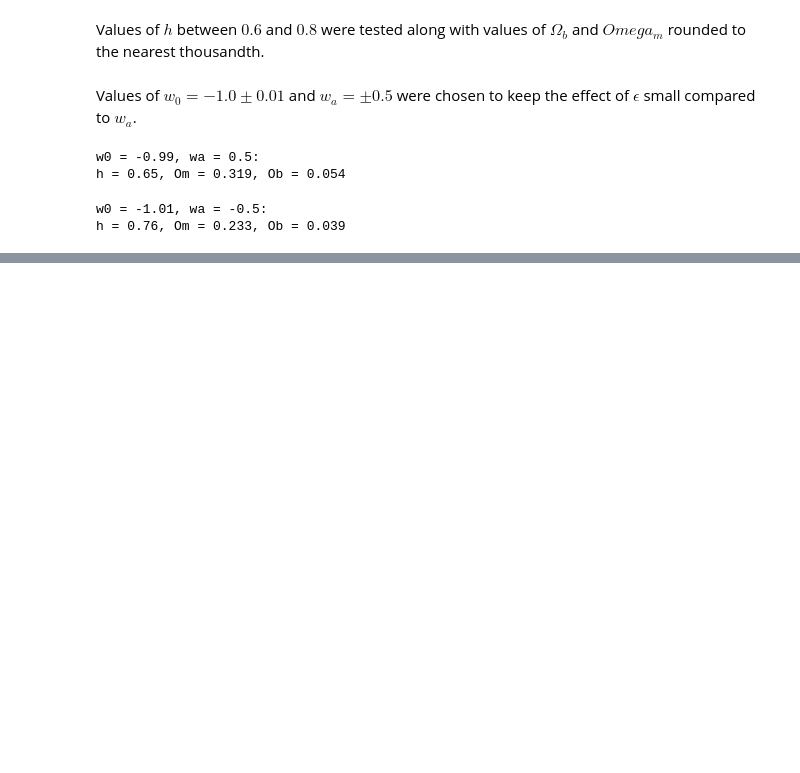
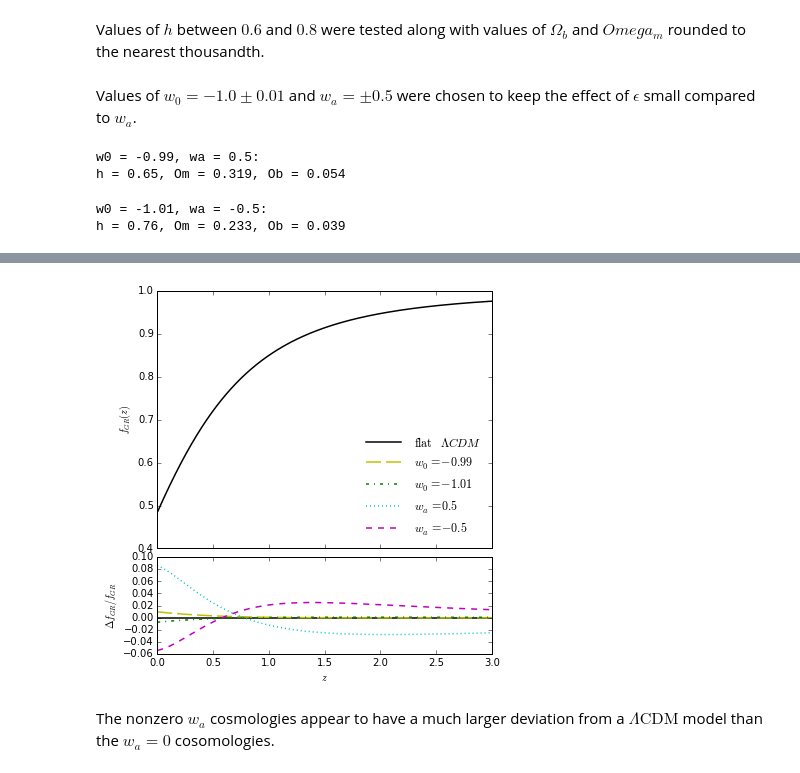
Before and after one commit to kgage/deltaplots, a Jupyter notebook: Parameters.ipynb, the cells around one changed output, grey strips where cells are left out. Saved outputs shown, nothing was run; the diff lists cells and outputs as text; code cells hidden in the pictures; blank space fills up the shorter version.

```diff
--- a/Parameters.ipynb
+++ b/Parameters.ipynb
@@ -175,0 +298,49 @@ This test returns optimal parameter values for these two $w(z)$ cosmologies:
+# %%
+def loggrow(z, arg1):
+    """
+    Returns approximate value of logrithmic derivative of Growth function
+
+    Arguments:
+        z (np.array): redshift values to evaluate at
+        arg1 (astropy.cosmology.w0waCDM): w0waCDM object containing information on universe to analyze
+
+    Returns
+        f (np.array): approximate values of the growth function logrithmic derivative
+    """
+    Om, H0 = (arg1.Om0, arg1.H0)
+    try:
+        w0, wa = (arg1.w0, arg1.wa)
+    except AttributeError:
+        w0, wa = (-1.0, 0.0)
+    w = w0 + wa / 2
+    gamma = 0.55 + 0.05 * (1 + w)
+    Omz = (Om * (1 + z) ** 3 * H0 ** 2
+                 / (arg1.H(z) ** 2)).to(1)
+    f = Omz ** gamma
+    return f
+
+def Growth2(z, arg1):
+    """
+    Returns approximate value of Growth function (z <= 9)
+
+    Arguments:
+        z (np.array): descending redshift values to evaluate at (first entry must be 9.0)
+        arg1 (astropy.cosmology.w0waCDM): w0waCDM object containing information on universe to analyze
+
+    Returns
+        grow (np.array): approximate values of the growth function
+    """
+    integrand = -1 * loggrow(z, arg1) / (1 + z)
+    exponent = scipy.integrate.cumtrapz(integrand, z, initial = 0)
+    grow = np.exp(exponent)
+    return grow
+# %%
+plot_comp(Z, loggrow(Z, cosmo1), '$f_{GR}(z)$', '$\Delta f_{GR}/f_{GR}$',
+          comp3=(loggrow(Z, cosmo99), '$w_0=-0.99$'),
+          comp4=(loggrow(Z, cosmo101), '$w_0=-1.01$'),
+          comp5=(loggrow(Z, cosmo5), '$w_a=0.5$'),
+          comp6=(loggrow(Z, cosmo15), '$w_a=-0.5$'))
+# %% [output]
+[figure, added]
+# %% [markdown]
+The nonzero $w_a$ cosmologies appear to have a much larger deviation from a $\Lambda \mathrm{CDM}$ model than the $w_a = 0$ cosomologies.
```
Also changed, not shown: parts of 9 cells of this notebook, 2 other files.
